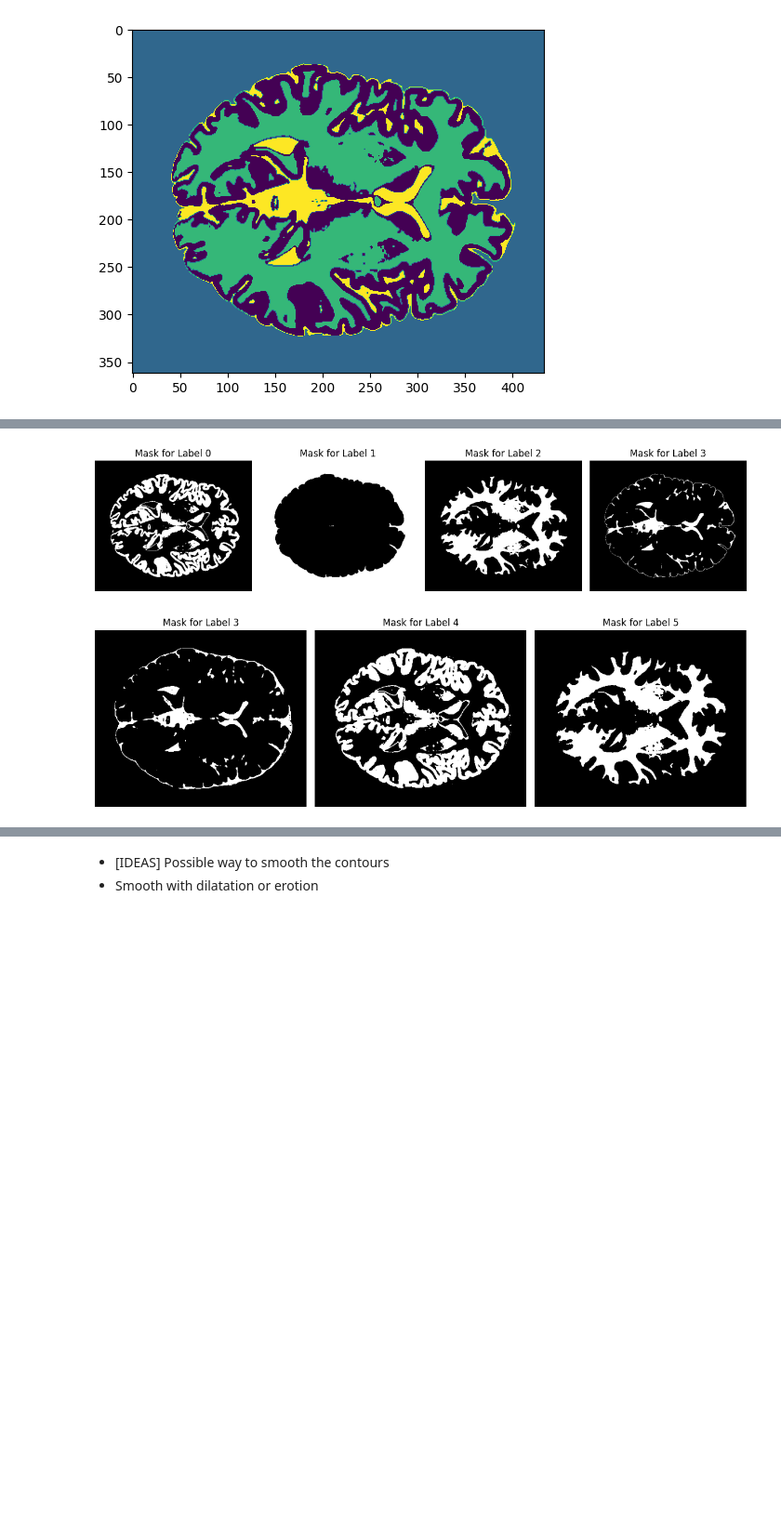
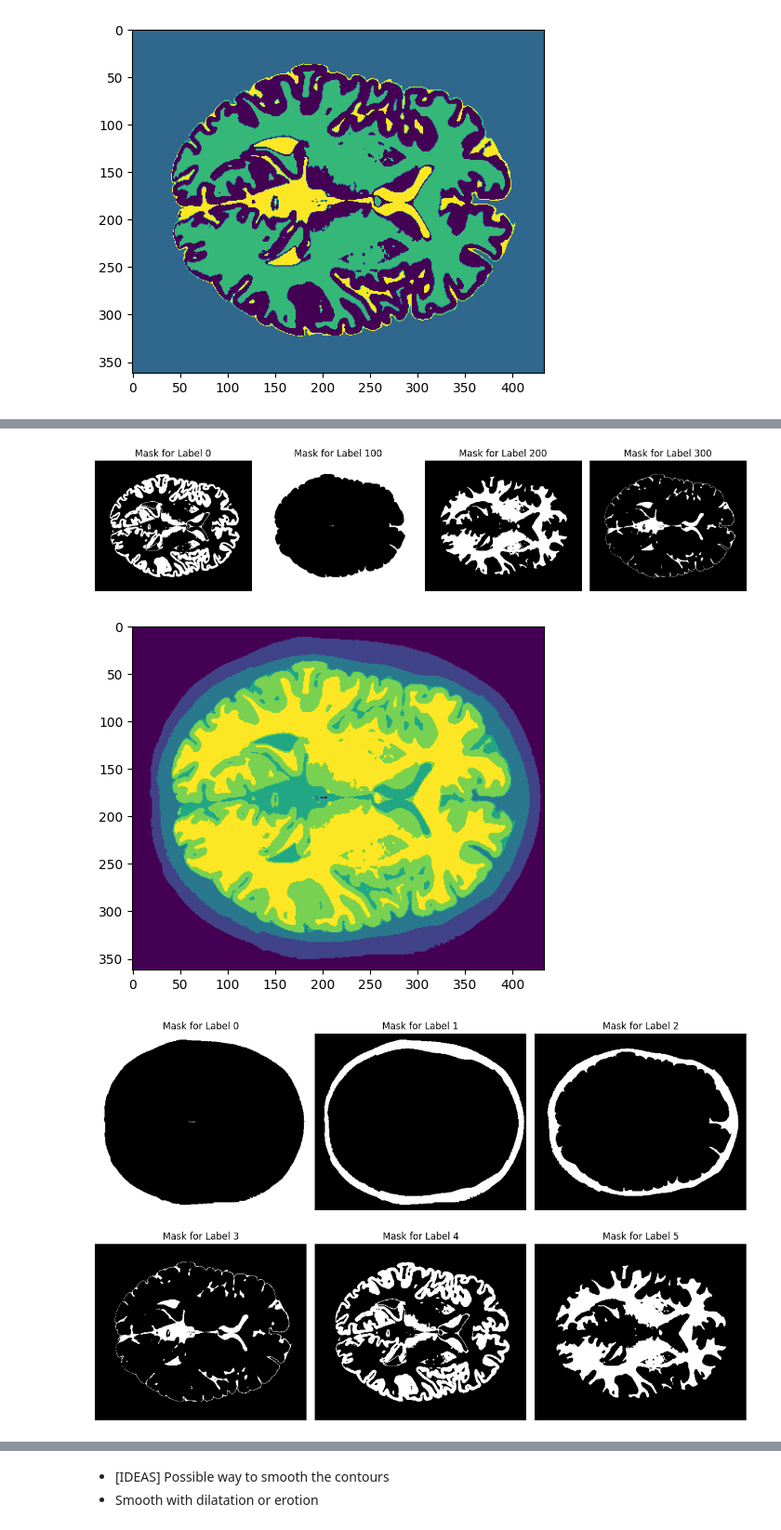
Before and after one commit to ZosoV/mri_segmentation, a Jupyter notebook: sandbox.ipynb, the cells around one changed output, grey strips where cells are left out. Shown at 93% size. Drawn from its saved outputs; the diff is of its cells as text; code cells hidden in the pictures; blank space fills up the shorter version.

```diff
--- a/sandbox.ipynb
+++ b/sandbox.ipynb
@@ -267,5 +283,6 @@ array([[0, 0, 0, ..., 0, 0, 0],
 # %%
-partial_reference = reference_img * final_mask
+# Get the internal region of the reference image using the mask
+partial_reference = reference_img * internal_mask
 
 # Plot the final mask on reference_img
 plt.imshow(partial_reference, cmap='gray')
@@ -273,7 +290,7 @@ plt.imshow(partial_reference, cmap='gray')
 <matplotlib.image.AxesImage at 0x...>
 [figure]
 # %%
-# Apply k-means clustering to the partial_reference images
+# Apply k-means clustering to the partial_reference image
 from sklearn.cluster import KMeans
 
 # Reshape the image to a 2D array
@@ -283,13 +300,13 @@ X = partial_reference.reshape(-1, 1)
 kmeans = KMeans(n_clusters=4, random_state=0).fit(X)
 
 # Predict the labels for the data
-labels = kmeans.predict(X)
+internal_labels = kmeans.predict(X)
 
 # Reshape the labels to the original image shape
-labels = labels.reshape(partial_reference.shape)
+internal_labels = internal_labels.reshape(partial_reference.shape)
 
 # Plot the labels
-plt.imshow(labels)
+plt.imshow(internal_labels)
 # %% [output]
 <matplotlib.image.AxesImage at 0x...>
 [figure]
@@ -298,26 +336,52 @@ plt.imshow(labels)
 fig, axes = plt.subplots(1, 4, figsize=(12, 6))
 
 for i, ax in enumerate(axes.flat):
-    mask = labels == i
+    mask = tmp_internal_labels == (i * 100)
     ax.imshow(mask, cmap='gray')
-    ax.set_title(f'Mask for Label {i}')
+    ax.set_title(f'Mask for Label {(i * 100)}')
     ax.axis('off')
 
 plt.tight_layout()
 plt.show()
 # %% [output]
-[figure, old version]
+[figure, new version]
 # %%
-# Plot the ground truth labels [3, 4, 5]
-fig, axes = plt.subplots(1, 3, figsize=(12, 6))
+
+external_temp2labels = {
+    10 : 0,
+    30 : 1,
+    20 : 2,
+}
+
+internal_temp2labels = {
+    300 : 3,
+    0 : 4,
+    200 : 5
+}
+
+
+segmented_labels = np.zeros_like(reference_img)
+
+for temp_label, label in external_temp2labels.items():
+    segmented_labels[tmp_external_labels == temp_label] = label
+
+for temp_label, label in internal_temp2labels.items():
+    segmented_labels[tmp_internal_labels == temp_label] = label
+
+# Plot the final mask
+plt.imshow(segmented_labels)
+
+# Show each label separately
+fig, axes = plt.subplots(2, 3, figsize=(12, 8))
 
 for i, ax in enumerate(axes.flat):
-    mask = reference_labels == i + 3
+    mask = segmented_labels == i
     ax.imshow(mask, cmap='gray')
-    ax.set_title(f'Mask for Label {i+3}')
+    ax.set_title(f'Mask for Label {i}')
     ax.axis('off')
 
 plt.tight_layout()
 plt.show()
 # %% [output]
-[figure, old version]
+[figure, new version]
+[figure, added]
```
Also changed, not shown: parts of 14 cells of this notebook, 1 other file.
